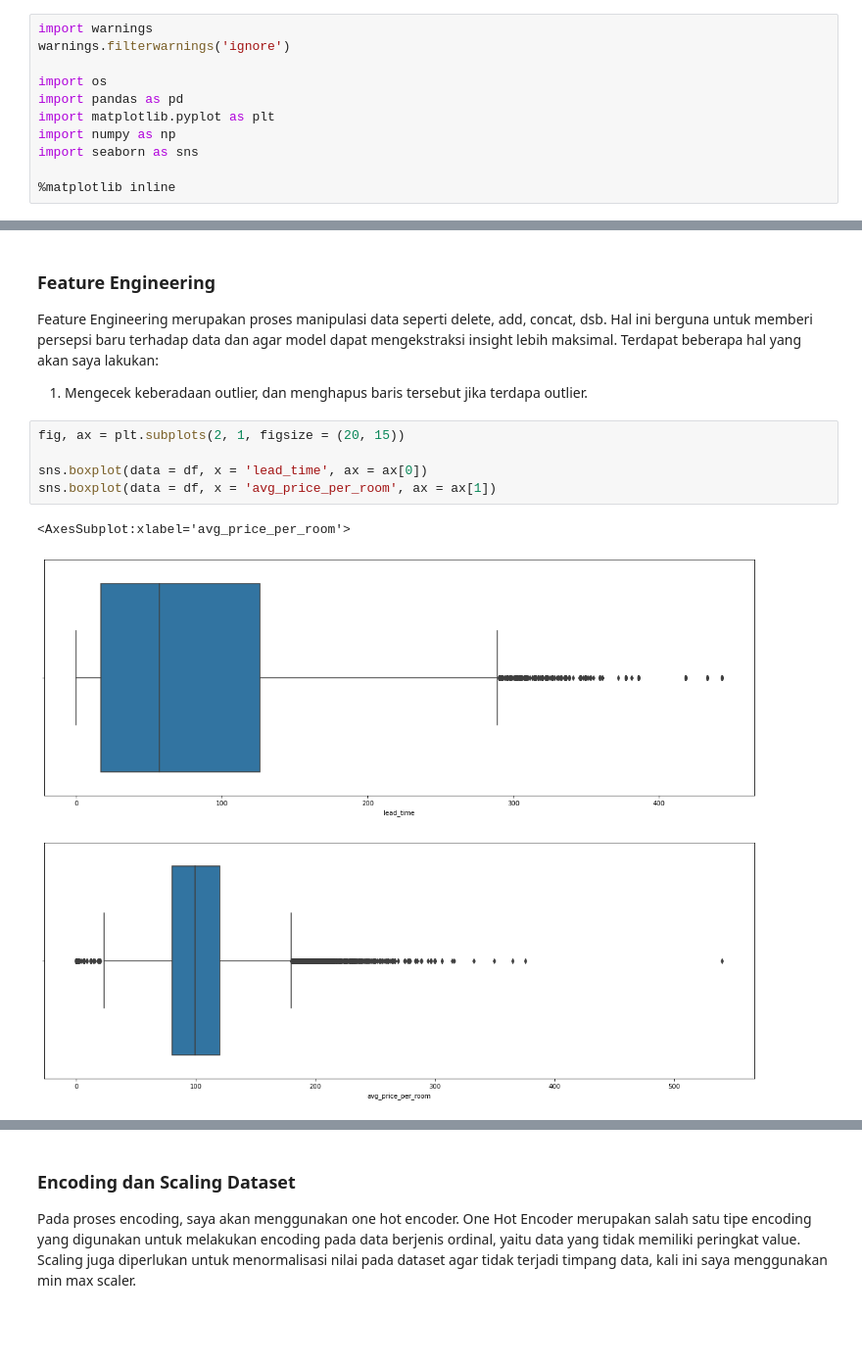
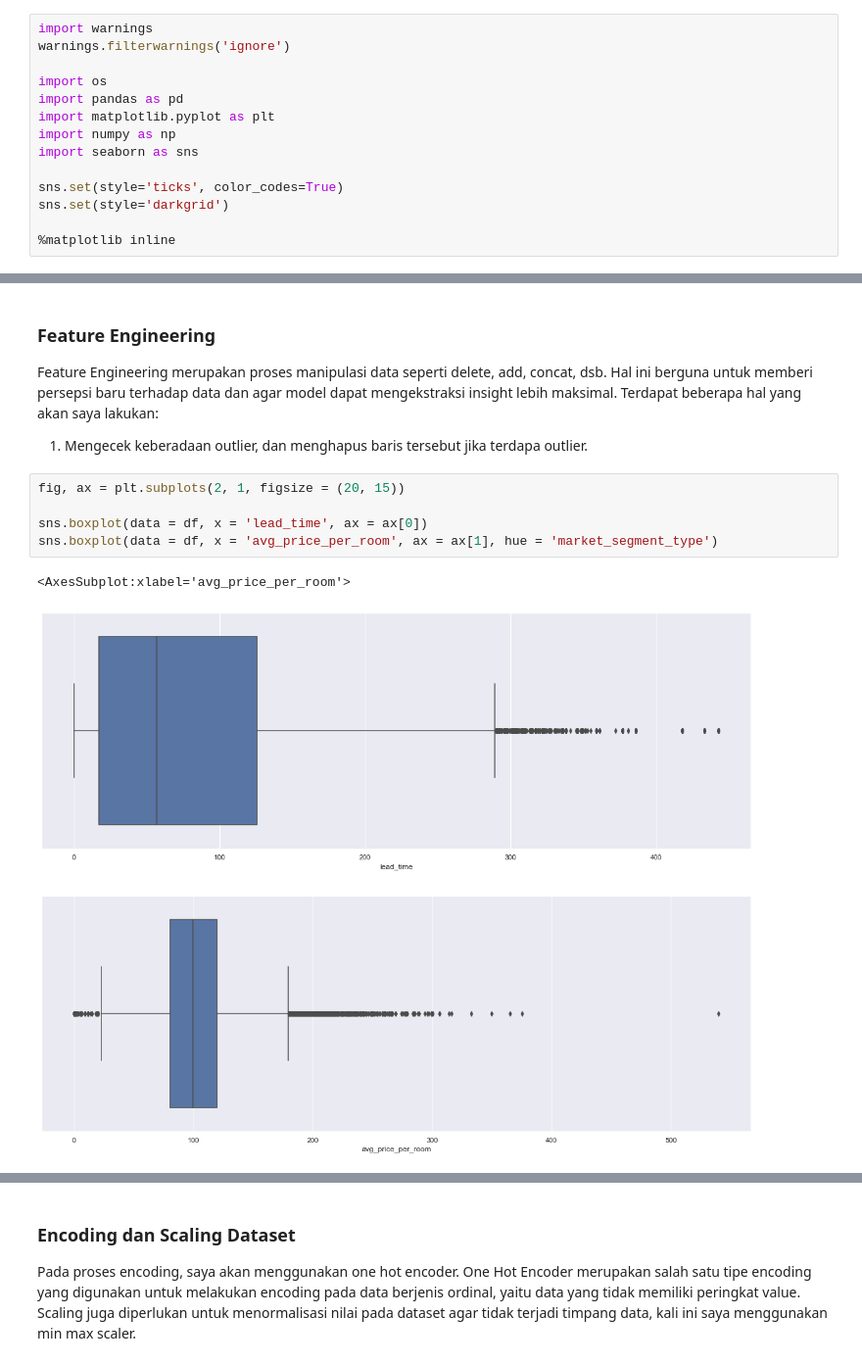
Before and after one commit to rarmnsyah/DATASCIENCE, a Jupyter notebook: Hoter Reservation (Yes) Predict/main.ipynb, the cells around one changed output, grey strips where cells are left out. Shown at 98% size. Drawn from its saved outputs; the diff is of its cells as text; blank space fills up the shorter version.

```diff
--- a/Hoter Reservation (Yes) Predict/main.ipynb
+++ b/Hoter Reservation (Yes) Predict/main.ipynb
@@ -18,6 +18,9 @@ import matplotlib.pyplot as plt
 import numpy as np
 import seaborn as sns
 
+sns.set(style='ticks', color_codes=True)
+sns.set(style='darkgrid')
+
 %matplotlib inline
 # %%
 from sklearn.preprocessing import OneHotEncoder
@@ -105,8 +108,8 @@ Feature Engineering merupakan proses manipulasi data seperti delete, add, concat
 # %%
 fig, ax = plt.subplots(2, 1, figsize = (20, 15))
 
 sns.boxplot(data = df, x = 'lead_time', ax = ax[0])
-sns.boxplot(data = df, x = 'avg_price_per_room', ax = ax[1])
+sns.boxplot(data = df, x = 'avg_price_per_room', ax = ax[1], hue = 'market_segment_type')
 # %% [output]
 <AxesSubplot:xlabel='avg_price_per_room'>
-[figure, old version]
+[figure, new version]
```
Also changed, not shown: parts of 14 cells of this notebook.
